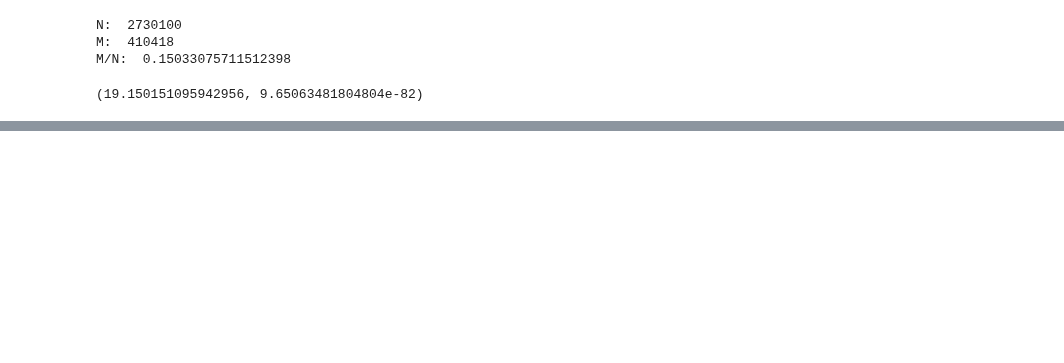
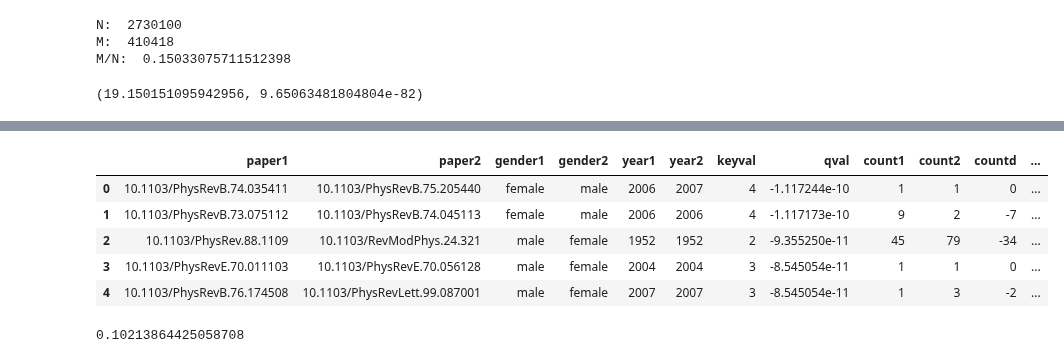
Before and after one commit to therobinkay/firstmover, a Jupyter notebook: main.ipynb, the cells around one changed output, grey strips where cells are left out. Cells and saved outputs as stored; diff of their text form; code cells hidden in the pictures; blank space fills up the shorter version.

```diff
--- a/main.ipynb
+++ b/main.ipynb
@@ -23,11 +23,11 @@ import math
 # %%
 # import necessary data
 
-result = pd.read_csv("/Users/robinkong/codes/result.csv")
+# result = pd.read_csv("/Users/robinkong/codes/result.csv")
 # paperdata = pd.read_csv("/Users/robinkong/codes/paperdata.csv")
-# cb = pd.read_csv("/Users/robinkong/codes/citationBara.csv")
-# primdata = pd.read_csv("/Users/robinkong/codes/primdata.csv")
-# pair = pd.read_csv("/Users/robinkong/codes/pairs.csv", chunksize = 1000000)
+cb = pd.read_csv("/Users/robinkong/codes/citationBara.csv")
+primdata = pd.read_csv("/Users/robinkong/codes/primdata.csv")
+pair = pd.read_csv("/Users/robinkong/codes/pairs.csv", chunksize = 1000000)
 # mfpairs = pd.read_csv("/Users/robinkong/codes/mfpairs.csv")
 # sim_mf = pd.read_csv("/Users/robinkong/codes/mfpairs_similarity.csv")
 # %%
@@ -186,7 +279,7 @@ df = sim_mf.copy()
 # %%
 # filter year constraints
 
-N = 5
+N = 3
 
 df = df[df['yeard'] >= -N]
 df = df[df['yeard'] <= N].reset_index(drop=True)
@@ -228,0 +334,26 @@ print(pg.compute_effsize(mlist, fmlist, paired=True, eftype='hedges'))
+# %%
+mfs = sim_mf[sim_mf['yeard'] <= 3]
+mfs = mfs[mfs['yeard'] >= -3].reset_index(drop=True)
+
+lateryear = []
+
+for i in tqdm(range(len(mfs))):
+    lateryear.append(max(mfs['year1'][i], mfs['year2'][i]))
+
+mfs['lateryear'] = lateryear
+
+mfs.head()
+# %% [output]
+|  | paper1 | paper2 | gender1 | gender2 | year1 | year2 | keyval | qval | count1 | count2 | countd | ... |
+| 0 | 10.1103/PhysRevB.74.035411 | 10.1103/PhysRevB.75.205440 | female | male | 2006 | 2007 | 4 | -1.117244e-10 | 1 | 1 | 0 | ... |
+| 1 | 10.1103/PhysRevB.73.075112 | 10.1103/PhysRevB.74.045113 | female | male | 2006 | 2006 | 4 | -1.117173e-10 | 9 | 2 | -7 | ... |
+| 2 | 10.1103/PhysRev.88.1109 | 10.1103/RevModPhys.24.321 | male | female | 1952 | 1952 | 2 | -9.355250e-11 | 45 | 79 | -34 | ... |
+| 3 | 10.1103/PhysRevE.70.011103 | 10.1103/PhysRevE.70.056128 | male | female | 2004 | 2004 | 3 | -8.545054e-11 | 1 | 1 | 0 | ... |
+| 4 | 10.1103/PhysRevB.76.174508 | 10.1103/PhysRevLett.99.087001 | male | female | 2007 | 2007 | 3 | -8.545054e-11 | 1 | 3 | -2 | ... |
+# %%
+p = 0.001
+
+simp = mfs[mfs['qval'] < p].sort_values('countd').reset_index(drop=True)
+print(len(simp)/len(mfs))
+# %% [output]
+0.10213864425058708
```
Also changed, not shown: parts of 26 cells of this notebook.
